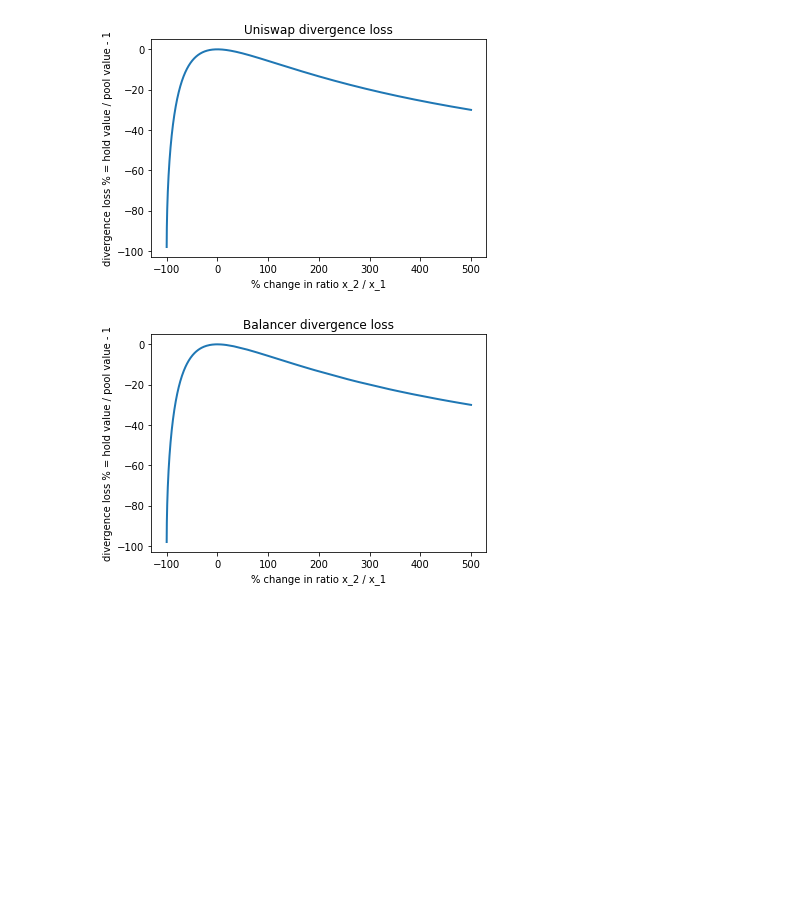
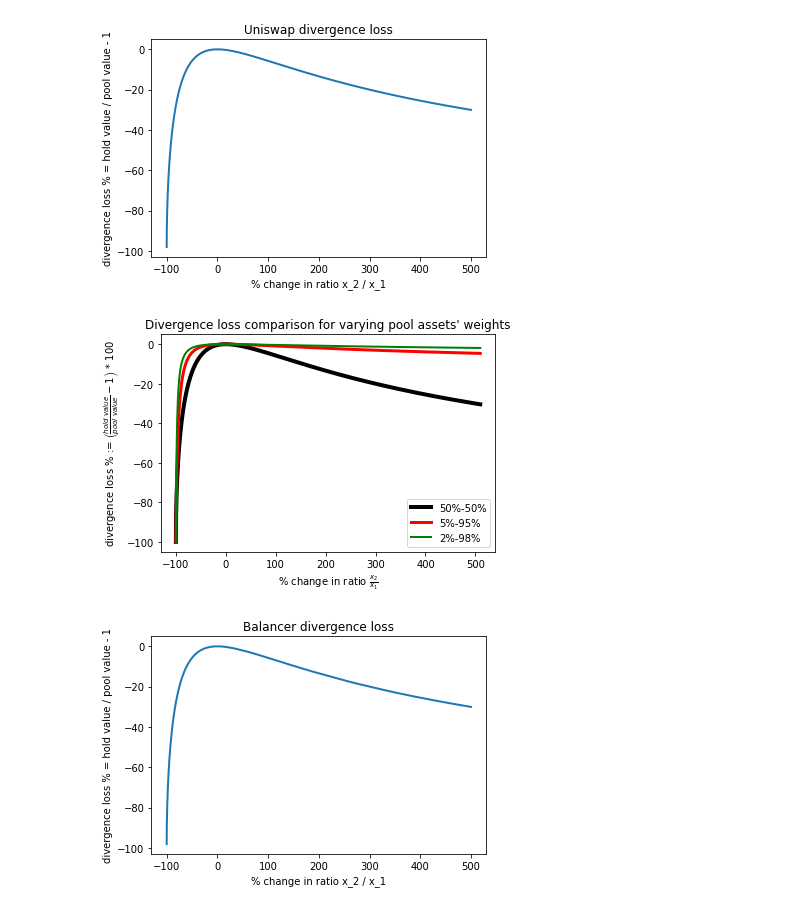
Before and after one commit to xujiahuayz/bondingcurves, a Jupyter notebook: notebooks/divergence-losses.ipynb, the cells around one changed output. Saved outputs shown, nothing was run; the diff lists cells and outputs as text; code cells hidden in the pictures; blank space fills up the shorter version.

Commit message:
[+] divergence losses for balancer for different weights

```diff
--- a/notebooks/divergence-losses.ipynb
+++ b/notebooks/divergence-losses.ipynb
@@ -30,3 +30,8 @@ from amms.balancer.main import plot_divergence_loss, divergence_loss, plot_3d_di
+# %%
+pct_changes = [[0, i] for i in np.arange(-1.0, 5.1, 0.0025)]
+plot_comparison_divergence_loss([[0.5, 0.5], [0.05, 0.95], [0.02, 0.98]], pct_changes)
+# %% [output]
+[figure, added]
 # %%
 pct_changes = [[0, i] for i in np.arange(-0.9999, 5.0001, 0.0001)]
 _ = plot_divergence_loss([0.5, 0.5], pct_changes)
```
Also changed, not shown: parts of 1 cell of this notebook, 1 other file.
